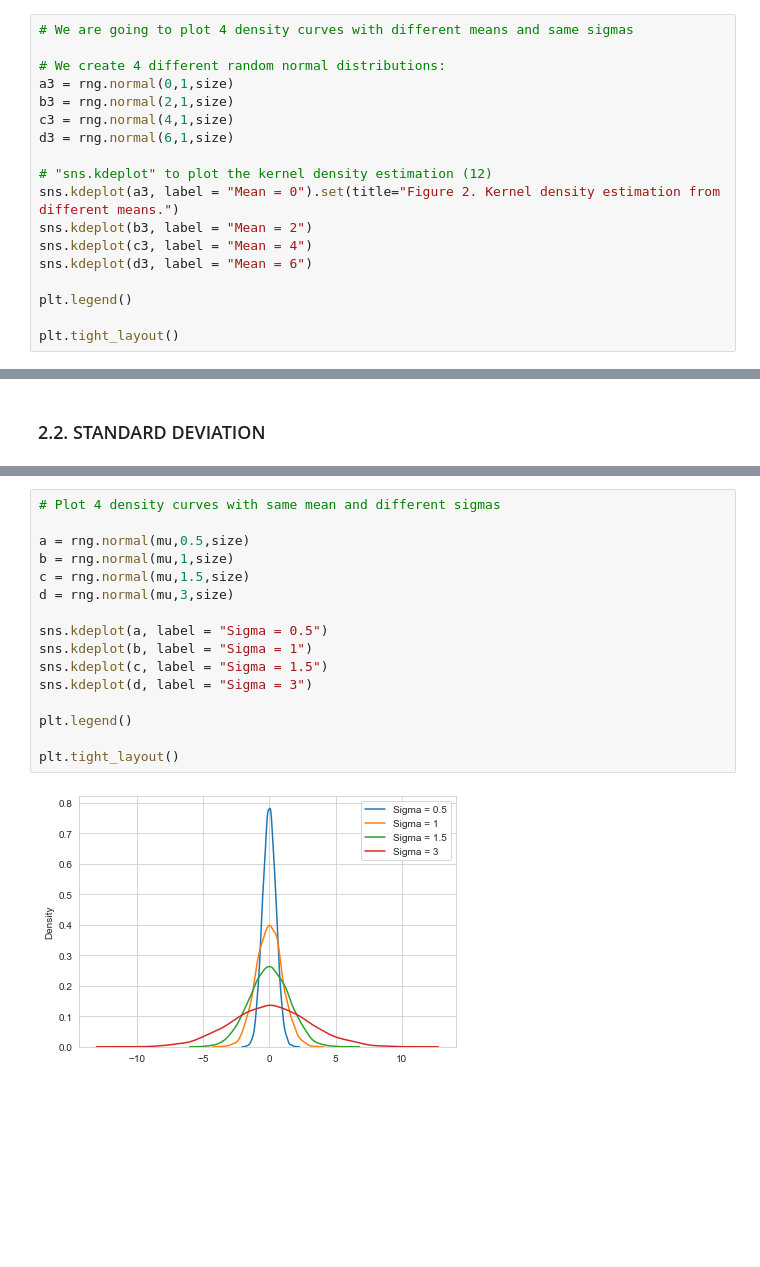
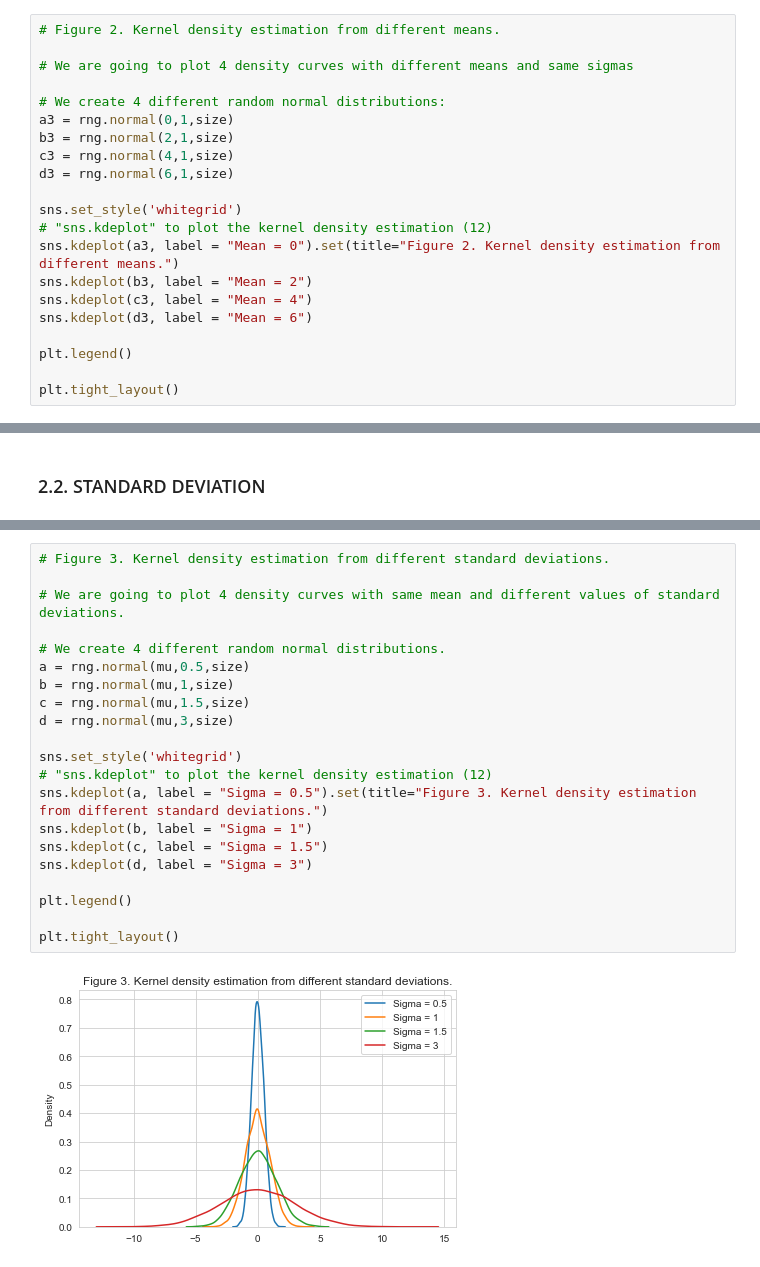
Before and after one commit to RobVergano/FDA_Assessment_22-23, a Jupyter notebook: Normal Distribution.ipynb, the cells around one changed output, grey strips where cells are left out. Drawn from its saved outputs; the diff is of its cells as text; blank space fills up the shorter version.

```diff
--- a/Normal Distribution.ipynb
+++ b/Normal Distribution.ipynb
@@ -108,6 +118,8 @@ plt.tight_layout()
 # %% [markdown]
 We can observe how most of the values cluster around the mean. This pattern can be observed across different means.(**Figure 2**)
 # %%
+# Figure 2. Kernel density estimation from different means.
+
 # We are going to plot 4 density curves with different means and same sigmas
 
 # We create 4 different random normal distributions:
@@ -116,6 +128,7 @@ b3 = rng.normal(2,1,size)
 c3 = rng.normal(4,1,size)
 d3 = rng.normal(6,1,size)
 
+sns.set_style('whitegrid')
 # "sns.kdeplot" to plot the kernel density estimation (12)
 sns.kdeplot(a3, label = "Mean = 0").set(title="Figure 2. Kernel density estimation from different means.")
 sns.kdeplot(b3, label = "Mean = 2")
@@ -149,18 +152,23 @@ plt.axvline(-3, color ="g", linestyle = "dashed")
 # %%
-# Plot 4 density curves with same mean and different sigmas
+# Figure 3. Kernel density estimation from different standard deviations.
 
+# We are going to plot 4 density curves with same mean and different values of standard deviations.
+
+# We create 4 different random normal distributions.
 a = rng.normal(mu,0.5,size)
 b = rng.normal(mu,1,size)
 c = rng.normal(mu,1.5,size)
 d = rng.normal(mu,3,size)
 
-sns.kdeplot(a, label = "Sigma = 0.5")
+sns.set_style('whitegrid')
+# "sns.kdeplot" to plot the kernel density estimation (12)
+sns.kdeplot(a, label = "Sigma = 0.5").set(title="Figure 3. Kernel density estimation from different standard deviations.")
 sns.kdeplot(b, label = "Sigma = 1")
 sns.kdeplot(c, label = "Sigma = 1.5")
 sns.kdeplot(d, label = "Sigma = 3")
 
 plt.legend()
 
 plt.tight_layout()
 # %% [output]
-[figure, old version]
+[figure, new version]
```
Also changed, not shown: parts of 54 cells of this notebook.
